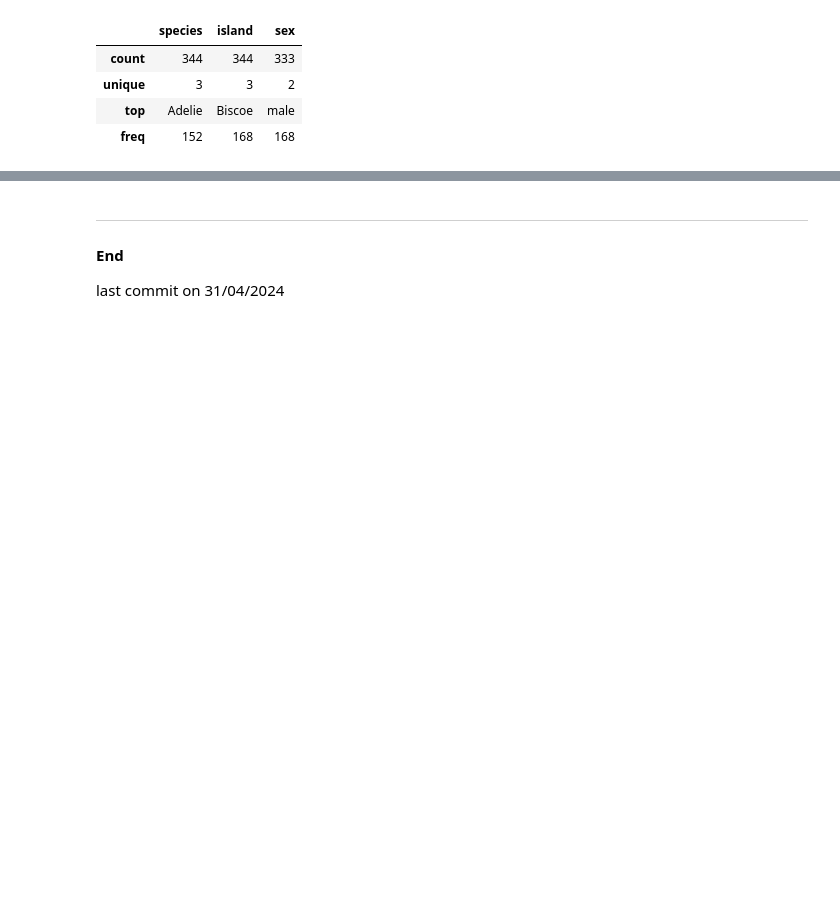
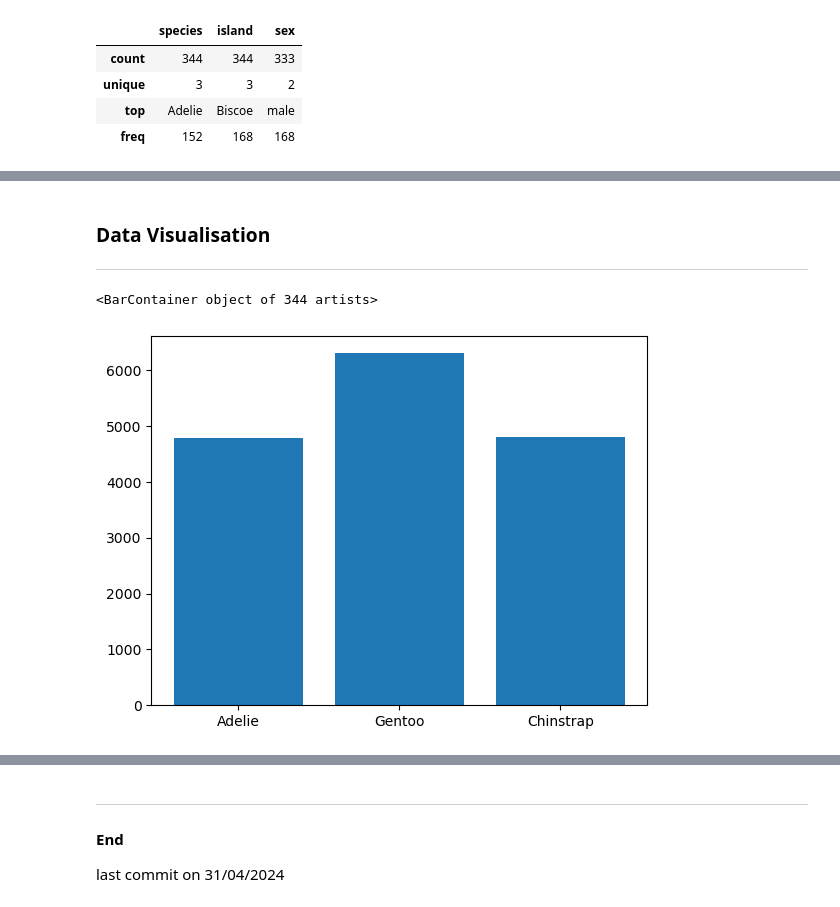
Before and after one commit to RodrigoDMU/MyWorkPDA-Project, a Jupyter notebook: penguins.ipynb, the cells around one changed output, grey strips where cells are left out. Saved outputs shown, nothing was run; the diff lists cells and outputs as text; code cells hidden in the pictures; blank space fills up the shorter version.

Commit message:
Inspect Data

```diff
--- a/penguins.ipynb
+++ b/penguins.ipynb
@@ -154,0 +243,10 @@ Name: count, dtype: int64
+# %% [markdown]
+### Data Visualisation
+***
+# %%
+sps1=df['species']
+bmass=df['body_mass_g']
+plt.bar(sps1, bmass)
+# %% [output]
+<BarContainer object of 344 artists>
+[figure, added]
```
Also changed, not shown: parts of 17 cells of this notebook.
